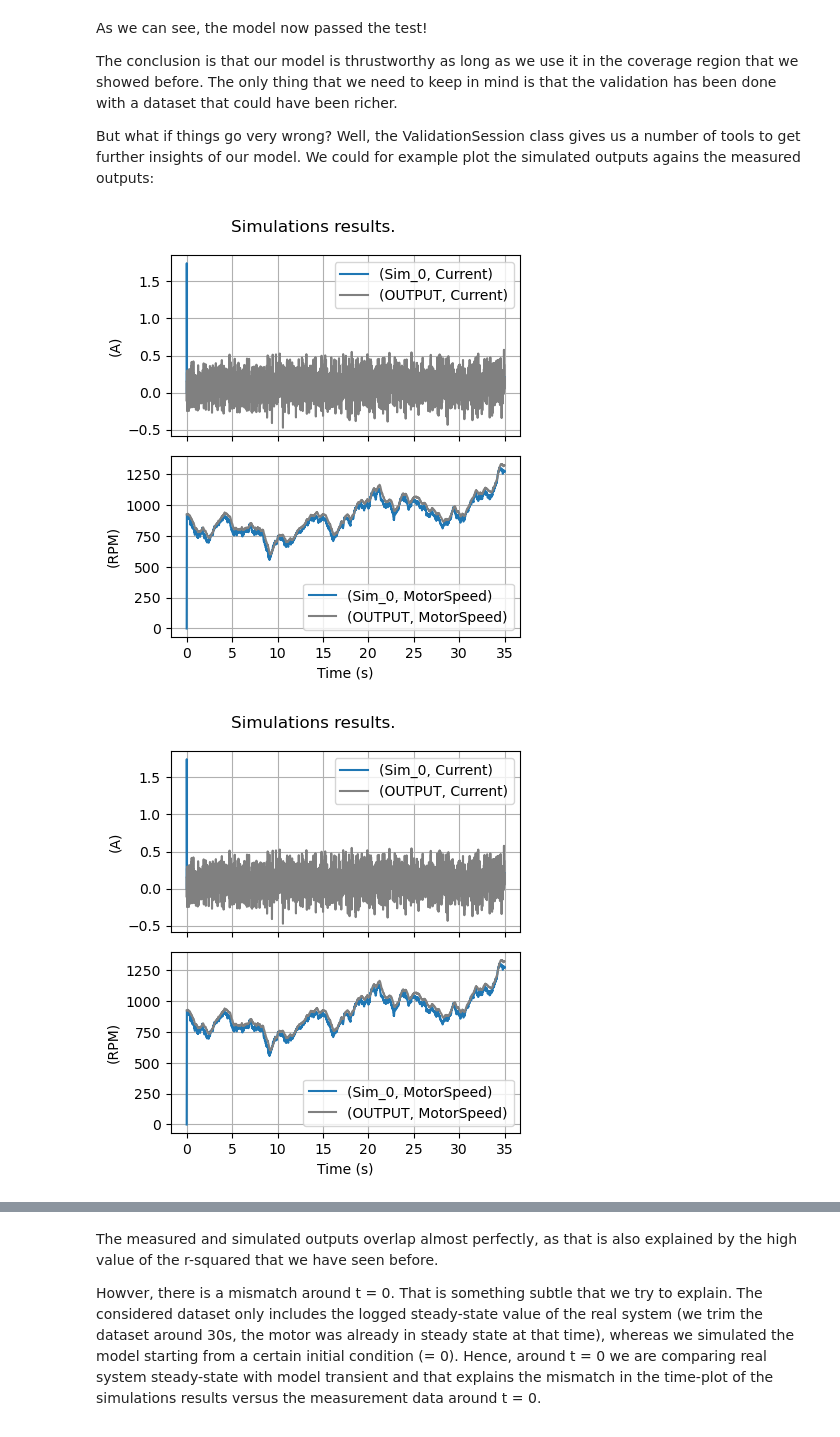
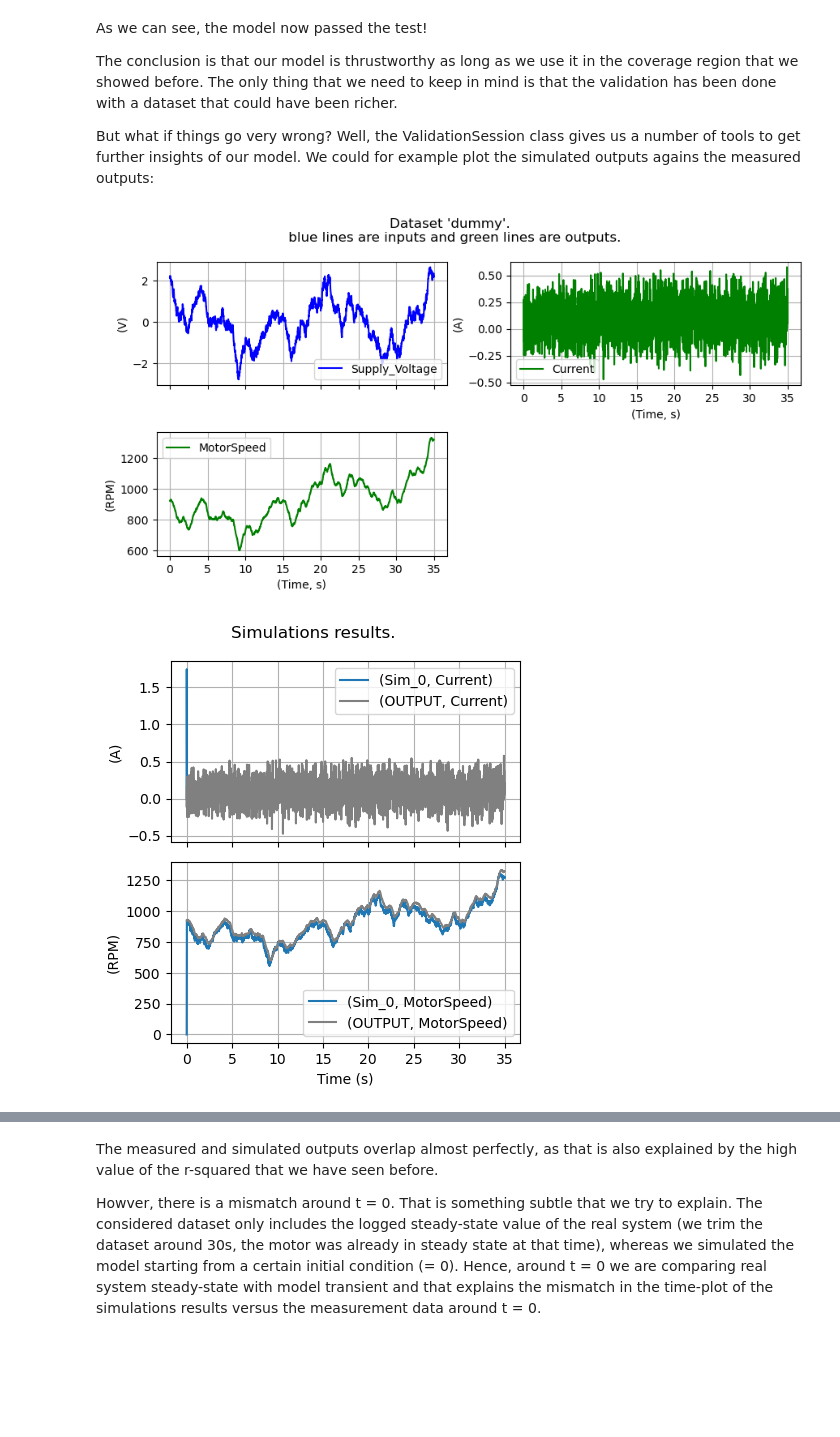
Before and after one commit to ubaldot/dymoval, a Jupyter notebook: src/dymoval_tutorial/dymoval_tutorial.ipynb, the cells around one changed output, grey strips where cells are left out. Saved outputs shown, nothing was run; the diff lists cells and outputs as text; code cells hidden in the pictures; blank space fills up the shorter version.

```diff
--- a/src/dymoval_tutorial/dymoval_tutorial.ipynb
+++ b/src/dymoval_tutorial/dymoval_tutorial.ipynb
@@ -164,0 +167,5 @@ _= ds_filt.plot(("Current", "Supply_Voltage"),"MotorSpeed")
+# %%
+ds_detrend = ds_filt.remove_means("Supply_Voltage").detrend("Supply_Voltage")
+ds_detrend.name = "Detrended"
+#_= ds_detrend.plot(("Current", "Supply_Voltage"),"MotorSpeed")
+_=dmv.compare_datasets(ds_filt, ds_detrend)
@@ -187,7 +196,8 @@ y_sim = res.y.T[:,[0,2]]
 # %% [markdown]
 We now have all the ingredients to validate out models: we have input and output cleaned up measurements, we have a model and we have the simulated outputs.
 # %%
-measured_signals = ds_filt.dump_to_signals()
+measured_signals_filtered = ds_filt.dump_to_signals()
+measured_signals = ds_detrend.dump_to_signals()
 measured_in = measured_signals['INPUT']
 measured_out = measured_signals['OUTPUT']
 
@@ -200,11 +210,11 @@ import scipy.stats as stats
 # Degrees of freedom
 nlags = N
 # Desired cumulative probability (1 - 0.70 = 0.30 for upper 30%)
-probability = 0.95
+probability = 0.99
 # Compute the chi-squared value for the given degrees of freedom and probability
 chi_squared_value = stats.chi2.ppf(1 - probability, df=nlags)
 
-print('chi_squared_value = ', chi_squared_value)
+print('chi_squared_value = ', chi_squared_value*np.linalg.norm(np.ones(N)))
 print(T//Ts)
 print('eps = ', N*0.2**2)
 vs = dmv.validation.validate_models(measured_in=measured_in,measured_out=measured_out,simulated_out=[y_sim], sys_time_constant=T)
@@ -290,6 +300,7 @@ But what if things go very wrong?
 Well, the ValidationSession class gives us a number of tools to get further insights of our model. We could for example plot the simulated outputs agains the measured outputs:
 # %%
 vs.plot_simulations(dataset='out')
+vs.dataset.plot()
 # %% [output]
-[figure, old version]
+[figure, new version]
 [figure]
```
Also changed, not shown: parts of 9 cells of this notebook, 2 other files.
